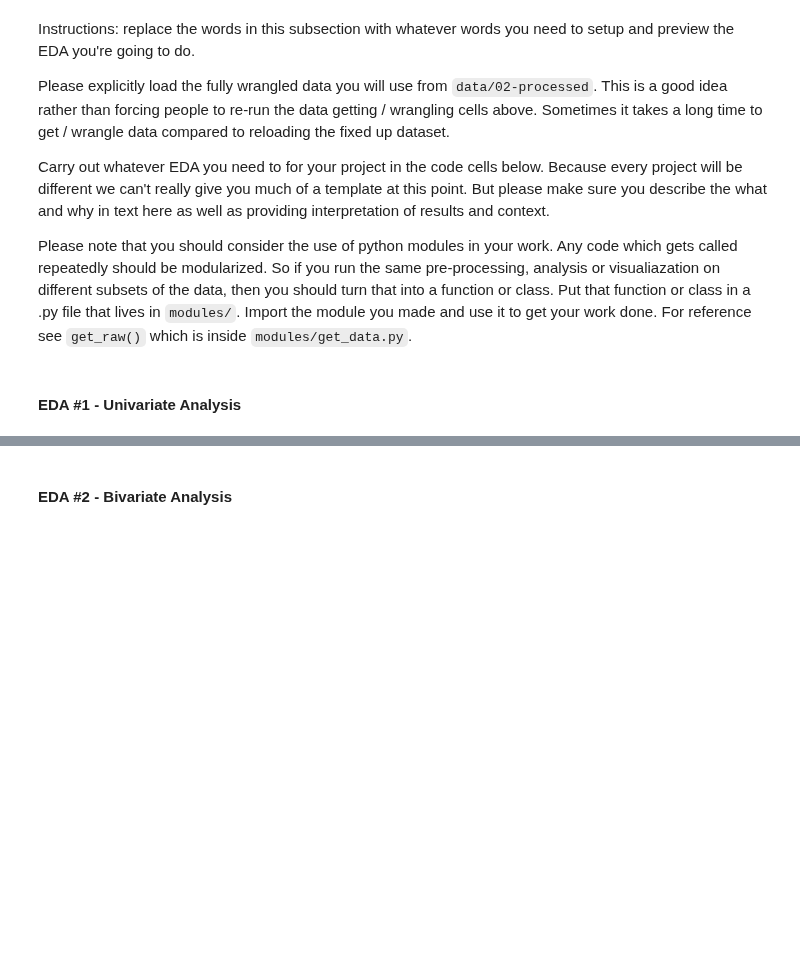
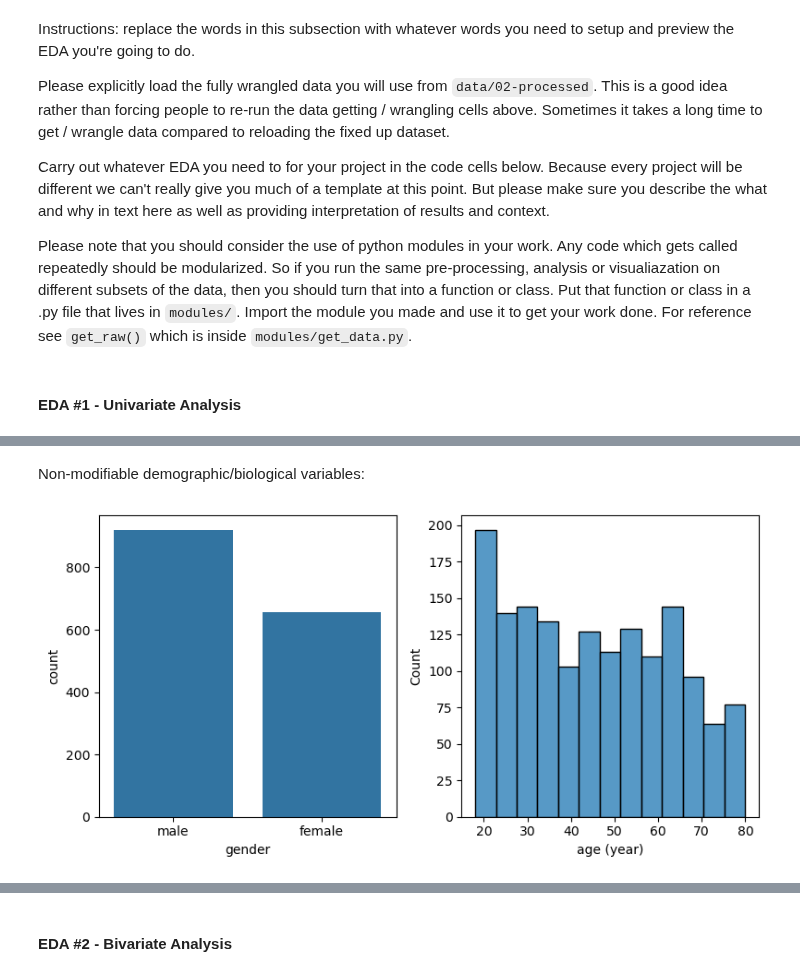
Before and after one commit to COGS108/Group092_WI26, a Jupyter notebook: 02-EDACheckpoint.ipynb, the cells around one changed output, grey strips where cells are left out. Saved outputs shown, nothing was run; the diff lists cells and outputs as text; code cells hidden in the pictures; blank space fills up the shorter version.

```diff
--- a/02-EDACheckpoint.ipynb
+++ b/02-EDACheckpoint.ipynb
@@ -303,0 +343,15 @@ Some more words and stuff.  Remember notebooks work best if you interleave the c
+# %% [markdown]
+Non-modifiable demographic/biological variables:
+# %%
+# 1 row and 2 columns
+fig, ax = plt.subplots(nrows = 1, figsize = (8, 4), ncols = 2)
+
+# Plot gender
+sns.countplot(df, x = 'gender', ax = ax[0])
+# Plot age
+sns.histplot(df, x = 'age (year)', ax = ax[1])
+
+# Prevent overlap
+plt.tight_layout()
+# %% [output]
+[figure, added]
```
Also changed, not shown: parts of 8 cells of this notebook, 1 other file.
